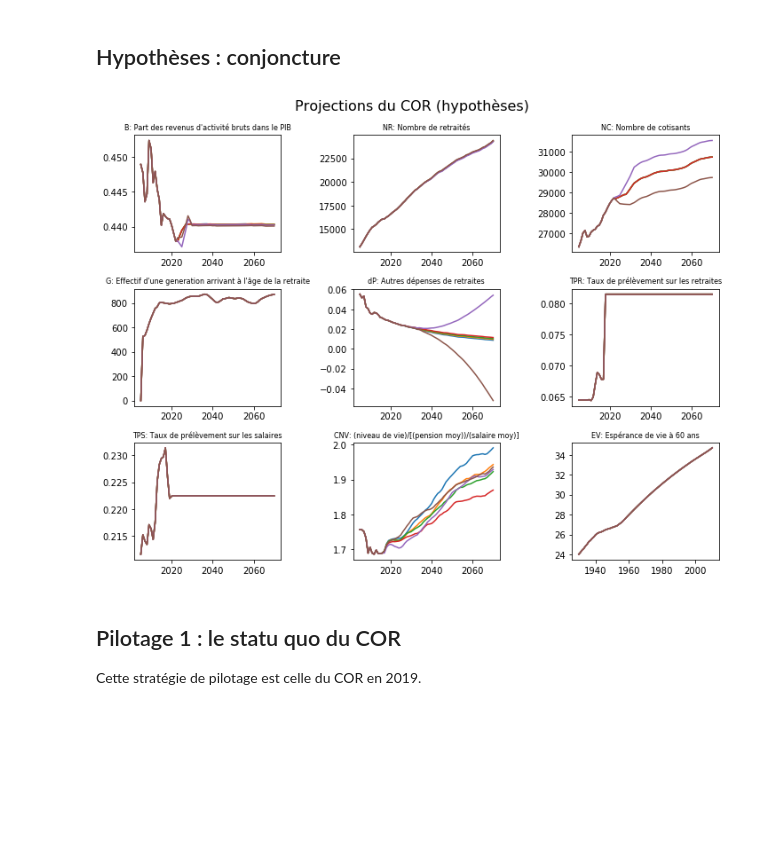
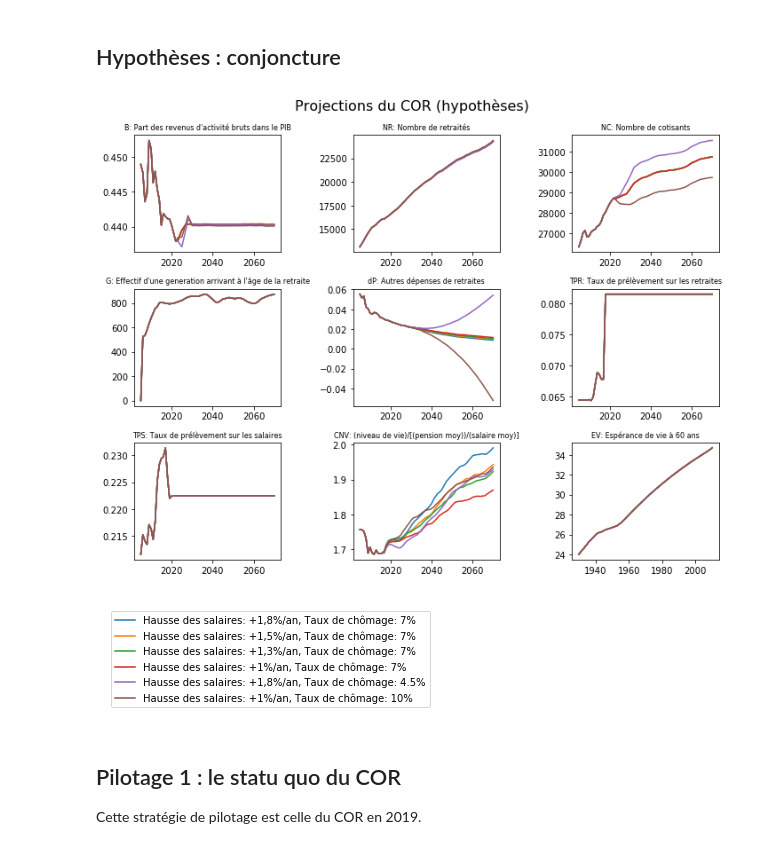
Before and after one commit to brunoscherrer/retraites, a Jupyter notebook: index.ipynb, the cells around one changed output. Drawn from its saved outputs; the diff is of its cells as text; code cells hidden in the pictures; blank space fills up the shorter version.

```diff
--- a/index.ipynb
+++ b/index.ipynb
@@ -8,8 +8,10 @@ import pylab as pl
 # %%
 simulateur = SimulateurRetraites()
 simulateur.dessineConjoncture()
+simulateur.dessineLegende()
 # %% [output]
 [figure]
+[figure, added]
 # %%
 analyse = simulateur.pilotageCOR()
 # %% [markdown]
```
Also changed, not shown: 3 other files.
